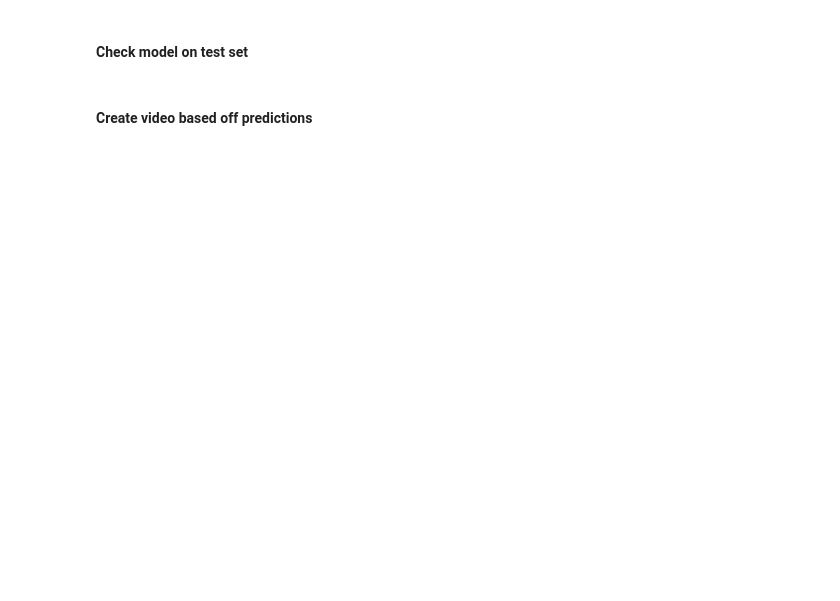
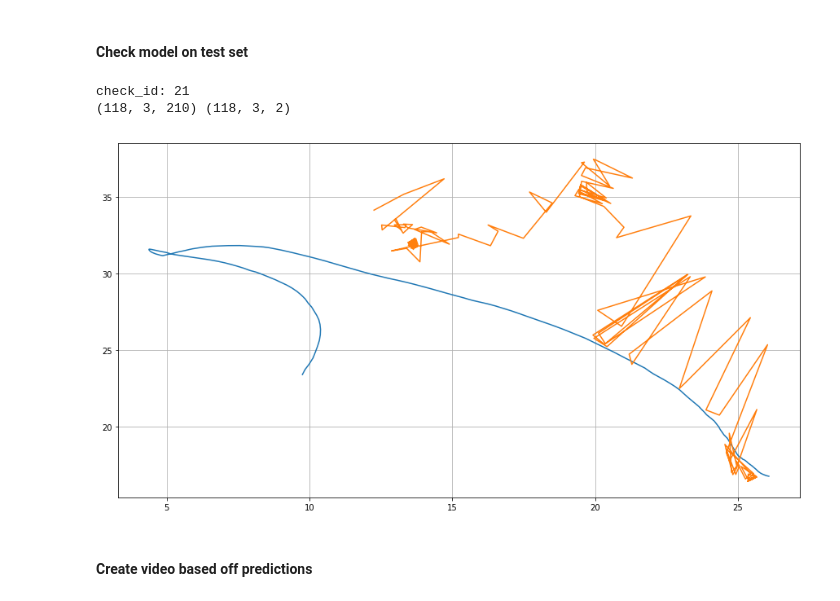
Before and after one commit to samshipengs/Coordinated-Multi-Agent-Imitation-Learning, a Jupyter notebook: code/ImitationLearningHorizon.ipynb, the cells around one changed output. Saved outputs shown, nothing was run; the diff lists cells and outputs as text; code cells hidden in the pictures; blank space fills up the shorter version.

```diff
--- a/code/ImitationLearningHorizon.ipynb
+++ b/code/ImitationLearningHorizon.ipynb
@@ -392,21 +436,40 @@ plt.grid(True)
 # %% [markdown]
 #### Check model on test set
 # %%
-check_ind = np.random.randint(0, len(test_game)-1)
-input_x = copy.deepcopy(get_sequences(test_game[check_ind], check_seq_len, dimx))
-output_y = copy.deepcopy(get_sequences(test_target[check_ind], check_seq_len, dimy))
+check_seq_len = 3
+
+# use while loop to make sure the
+present = 0
+while present == 0:
+    check_ind = np.random.randint(0, len(test_game)-1)
+    # check_ind = 0
+#     print('check_id:', check_ind)
+    input_x = copy.deepcopy(get_sequences(test_game[check_ind], check_seq_len, dimx))
+#     print('input x shape >>>', input_x.shape)
+    output_y = copy.deepcopy(get_sequences(test_target[check_ind], check_seq_len, dimy))
+    if input_x.shape[0] >= batch_size:
+        print('check_id:', check_ind)
+        present += 1
+
 pred = []
-y_test = []
+y_train = []
+order_x = []
+print(input_x.shape, output_y.shape)
 for batch in iterate_minibatches(input_x, output_y, batch_size, shuffle=False):
     input_xi, output_yi = batch
     p = sess.run([output], feed_dict={X: input_xi, h:check_seq_len})#, Y: train_yi, h:2})
     pred.append(p)
-    y_test.append(output_yi)
-pred_test = np.array(pred).reshape(-1,2)
-y_test = np.array(y_test).reshape(-1,2)
+    order_x.append(input_xi)
+    y_train.append(output_yi)
+pred_train = np.array(pred).reshape(-1,2)
+y_train = np.array(y_train).reshape(-1,2)
 plt.figure(figsize=(15,8))
-plt.plot(y_test[:,0], y_test[:,1], pred_test[:, 0], pred_test[:, 1])
+plt.plot(y_train[:,0], y_train[:,1], pred_train[:, 0], pred_train[:, 1])
 plt.grid(True)
+# %% [output]
+check_id: 21
+(118, 3, 210) (118, 3, 2)
+[figure, added]
 # %% [markdown]
 #### Create video based off predictions
 # %%
```
Also changed, not shown: parts of 10 cells of this notebook.
